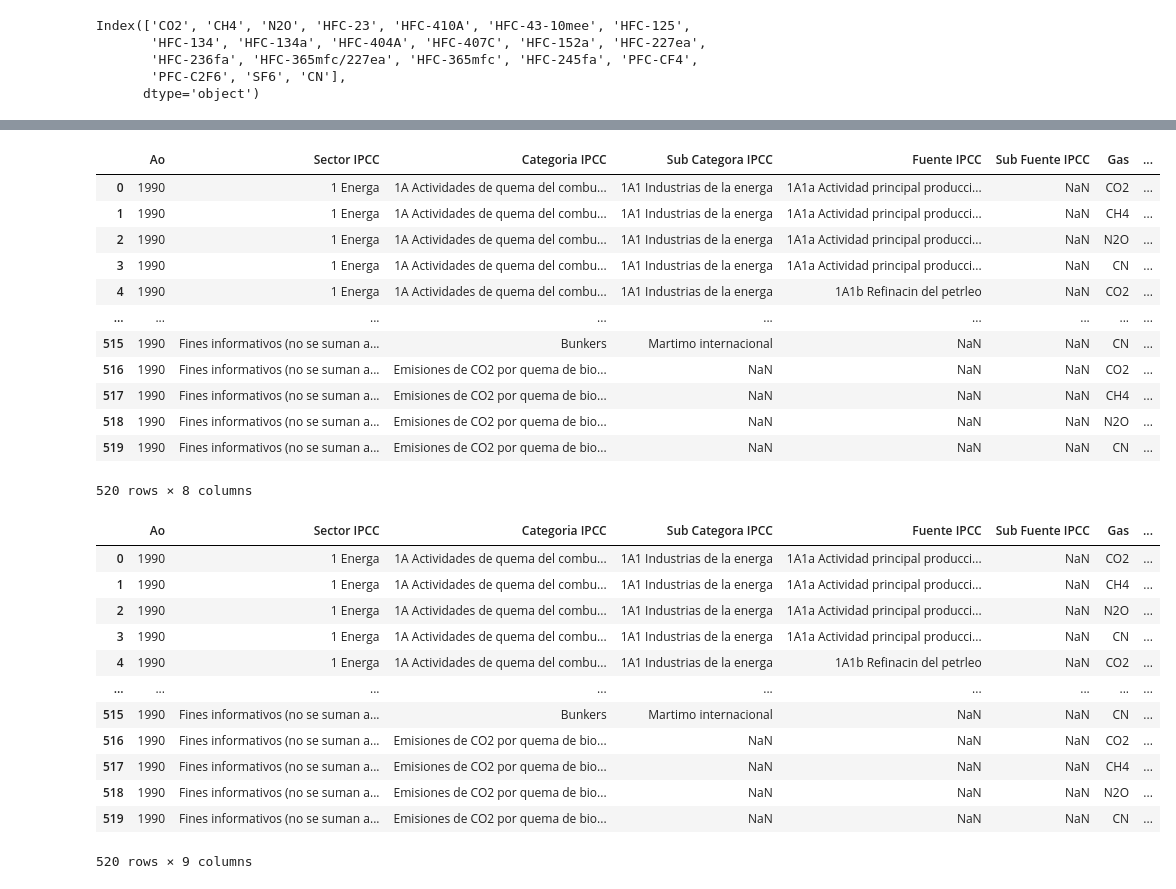
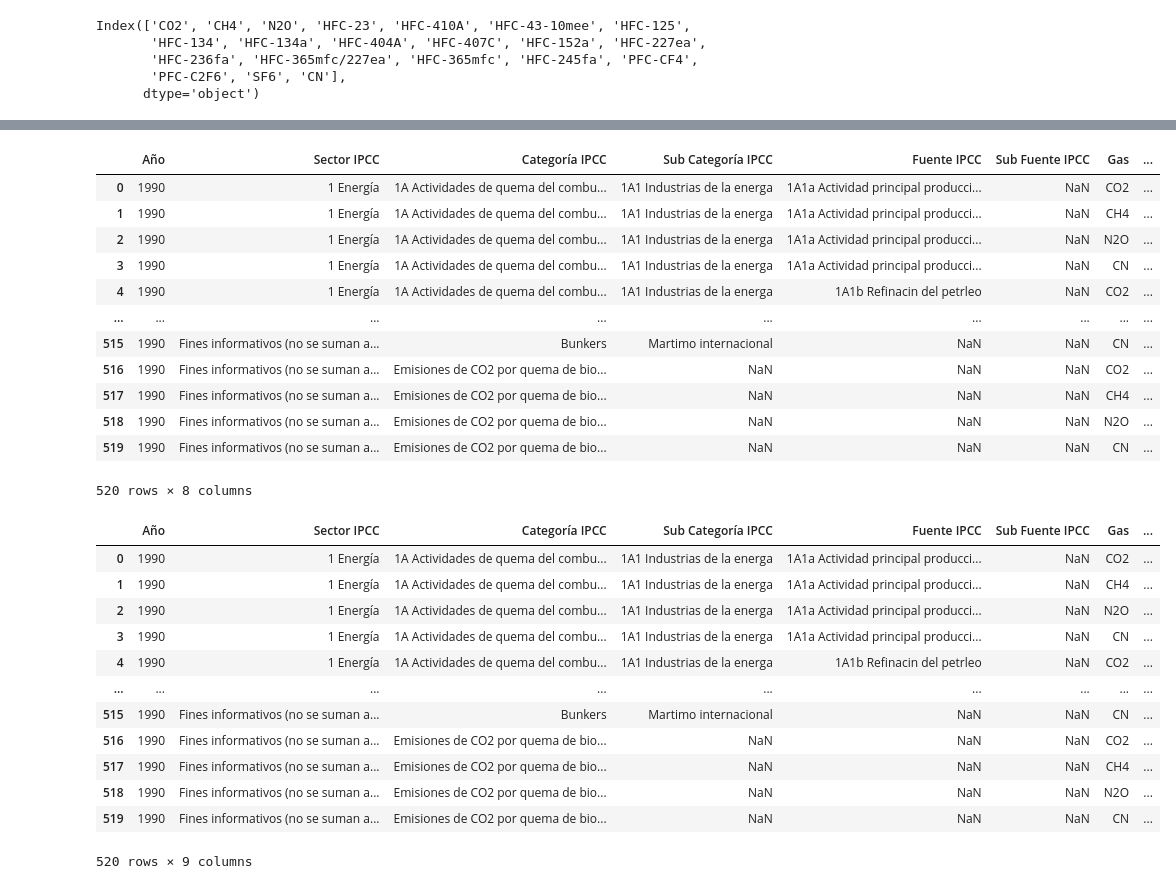
Before and after one commit to Aphrelios/InvNEmisiones, a Jupyter notebook: Prueba.ipynb, the cells around one changed output, grey strips where cells are left out. Drawn from its saved outputs; the diff is of its cells as text; code cells hidden in the pictures.

```diff
--- a/Prueba.ipynb
+++ b/Prueba.ipynb
@@ -14,6 +14,8 @@ import pandas as pd
 # Leer el csv de inventarios de emisiones por año
 # Arrojaba un error de codificacion por lo que agregue
 # encoding_errors = "ignore"
-Inv90 = pd.read_csv("./cvs/1990.csv", encoding = "UTF-8", encoding_errors = "ignore")
+Inv90 = pd.read_csv("./cvs/1990.csv", encoding = "UTF-8", encoding_errors = "ignore", thousands=",")
+Inv90 = Inv90.rename(columns={"Ao": "Año", "Categoria IPCC": "Categoría IPCC", "Sub Categora IPCC": "Sub Categoría IPCC"})
+Inv90["Sector IPCC"] = Inv90["Sector IPCC"].apply(lambda x: x.replace("Energa", "Energía"))
 Inv90
 # %% [output]
@@ -69,15 +71,15 @@ stack_columns
 # %%
 # Renombro las columnas creadas
 # No es posible editar las columnas "0" que deberías corresponder a las "Emisiones"
-rename = stack_columns.rename(columns = {"level_6": "Gas", "0": "Emision" })
+rename = stack_columns.rename(columns = {"level_6": "Gas", 0: "Emision" })
 rename
 # %% [output]
-|  | Ao | Sector IPCC | Categoria IPCC | Sub Categora IPCC | Fuente IPCC | Sub Fuente IPCC | Gas | ... |
-| 0 | 1990 | 1 Energa | 1A Actividades de quema del combu... | 1A1 Industrias de la energa | 1A1a Actividad principal producci... | NaN | CO2 | ... |
-| 1 | 1990 | 1 Energa | 1A Actividades de quema del combu... | 1A1 Industrias de la energa | 1A1a Actividad principal producci... | NaN | CH4 | ... |
-| 2 | 1990 | 1 Energa | 1A Actividades de quema del combu... | 1A1 Industrias de la energa | 1A1a Actividad principal producci... | NaN | N2O | ... |
-| 3 | 1990 | 1 Energa | 1A Actividades de quema del combu... | 1A1 Industrias de la energa | 1A1a Actividad principal producci... | NaN | CN | ... |
-| 4 | 1990 | 1 Energa | 1A Actividades de quema del combu... | 1A1 Industrias de la energa | 1A1b Refinacin del petrleo | NaN | CO2 | ... |
+|  | Año | Sector IPCC | Categoría IPCC | Sub Categoría IPCC | Fuente IPCC | Sub Fuente IPCC | Gas | ... |
+| 0 | 1990 | 1 Energía | 1A Actividades de quema del combu... | 1A1 Industrias de la energa | 1A1a Actividad principal producci... | NaN | CO2 | ... |
+| 1 | 1990 | 1 Energía | 1A Actividades de quema del combu... | 1A1 Industrias de la energa | 1A1a Actividad principal producci... | NaN | CH4 | ... |
+| 2 | 1990 | 1 Energía | 1A Actividades de quema del combu... | 1A1 Industrias de la energa | 1A1a Actividad principal producci... | NaN | N2O | ... |
+| 3 | 1990 | 1 Energía | 1A Actividades de quema del combu... | 1A1 Industrias de la energa | 1A1a Actividad principal producci... | NaN | CN | ... |
+| 4 | 1990 | 1 Energía | 1A Actividades de quema del combu... | 1A1 Industrias de la energa | 1A1b Refinacin del petrleo | NaN | CO2 | ... |
 | ... | ... | ... | ... | ... | ... | ... | ... | ... |
 | 515 | 1990 | Fines informativos (no se suman a... | Bunkers | Martimo internacional | NaN | NaN | CN | ... |
 | 516 | 1990 | Fines informativos (no se suman a... | Emisiones de CO2 por quema de bio... | NaN | NaN | NaN | CO2 | ... |
@@ -87,15 +89,15 @@ rename
 520 rows × 8 columns
 # %%
 # Agrego la columna correspondiente a las unidades
-rename["Unidades"] = "Gg de CO2"
+rename["Unidades"] = "Gg de CO2e"
 rename
 # %% [output]
-|  | Ao | Sector IPCC | Categoria IPCC | Sub Categora IPCC | Fuente IPCC | Sub Fuente IPCC | Gas | ... |
-| 0 | 1990 | 1 Energa | 1A Actividades de quema del combu... | 1A1 Industrias de la energa | 1A1a Actividad principal producci... | NaN | CO2 | ... |
-| 1 | 1990 | 1 Energa | 1A Actividades de quema del combu... | 1A1 Industrias de la energa | 1A1a Actividad principal producci... | NaN | CH4 | ... |
-| 2 | 1990 | 1 Energa | 1A Actividades de quema del combu... | 1A1 Industrias de la energa | 1A1a Actividad principal producci... | NaN | N2O | ... |
-| 3 | 1990 | 1 Energa | 1A Actividades de quema del combu... | 1A1 Industrias de la energa | 1A1a Actividad principal producci... | NaN | CN | ... |
-| 4 | 1990 | 1 Energa | 1A Actividades de quema del combu... | 1A1 Industrias de la energa | 1A1b Refinacin del petrleo | NaN | CO2 | ... |
+|  | Año | Sector IPCC | Categoría IPCC | Sub Categoría IPCC | Fuente IPCC | Sub Fuente IPCC | Gas | ... |
+| 0 | 1990 | 1 Energía | 1A Actividades de quema del combu... | 1A1 Industrias de la energa | 1A1a Actividad principal producci... | NaN | CO2 | ... |
+| 1 | 1990 | 1 Energía | 1A Actividades de quema del combu... | 1A1 Industrias de la energa | 1A1a Actividad principal producci... | NaN | CH4 | ... |
+| 2 | 1990 | 1 Energía | 1A Actividades de quema del combu... | 1A1 Industrias de la energa | 1A1a Actividad principal producci... | NaN | N2O | ... |
+| 3 | 1990 | 1 Energía | 1A Actividades de quema del combu... | 1A1 Industrias de la energa | 1A1a Actividad principal producci... | NaN | CN | ... |
+| 4 | 1990 | 1 Energía | 1A Actividades de quema del combu... | 1A1 Industrias de la energa | 1A1b Refinacin del petrleo | NaN | CO2 | ... |
 | ... | ... | ... | ... | ... | ... | ... | ... | ... |
 | 515 | 1990 | Fines informativos (no se suman a... | Bunkers | Martimo internacional | NaN | NaN | CN | ... |
 | 516 | 1990 | Fines informativos (no se suman a... | Emisiones de CO2 por quema de bio... | NaN | NaN | NaN | CO2 | ... |
```
Also changed, not shown: parts of 6 cells of this notebook, 1 other file.
